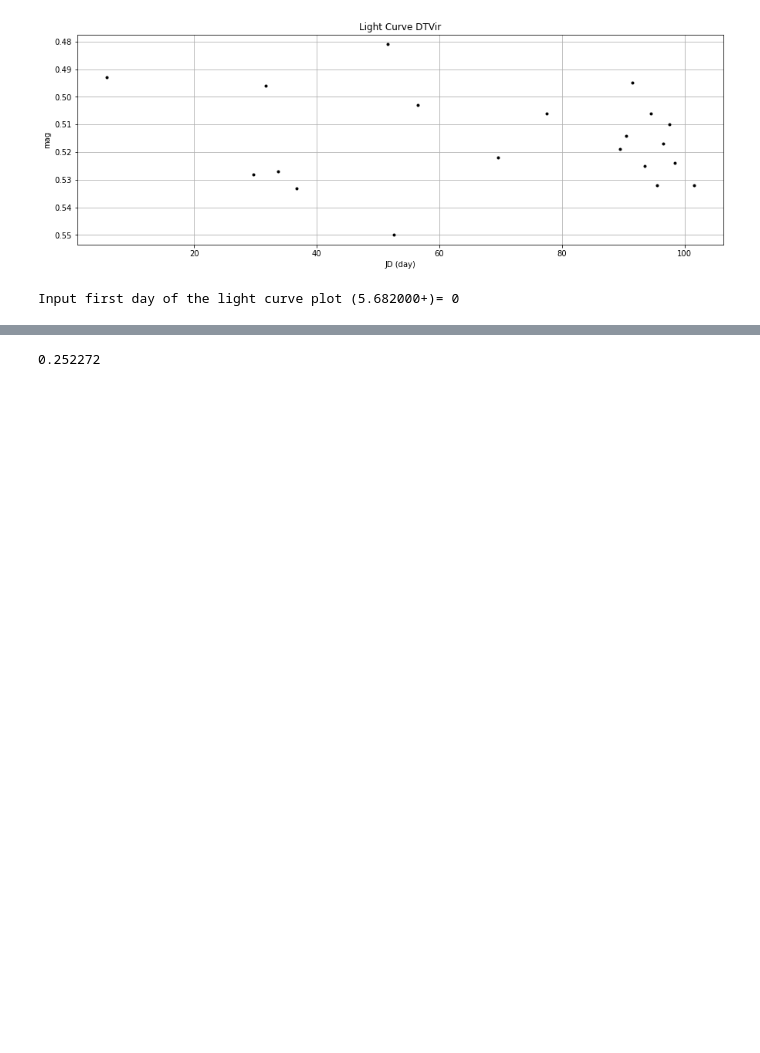
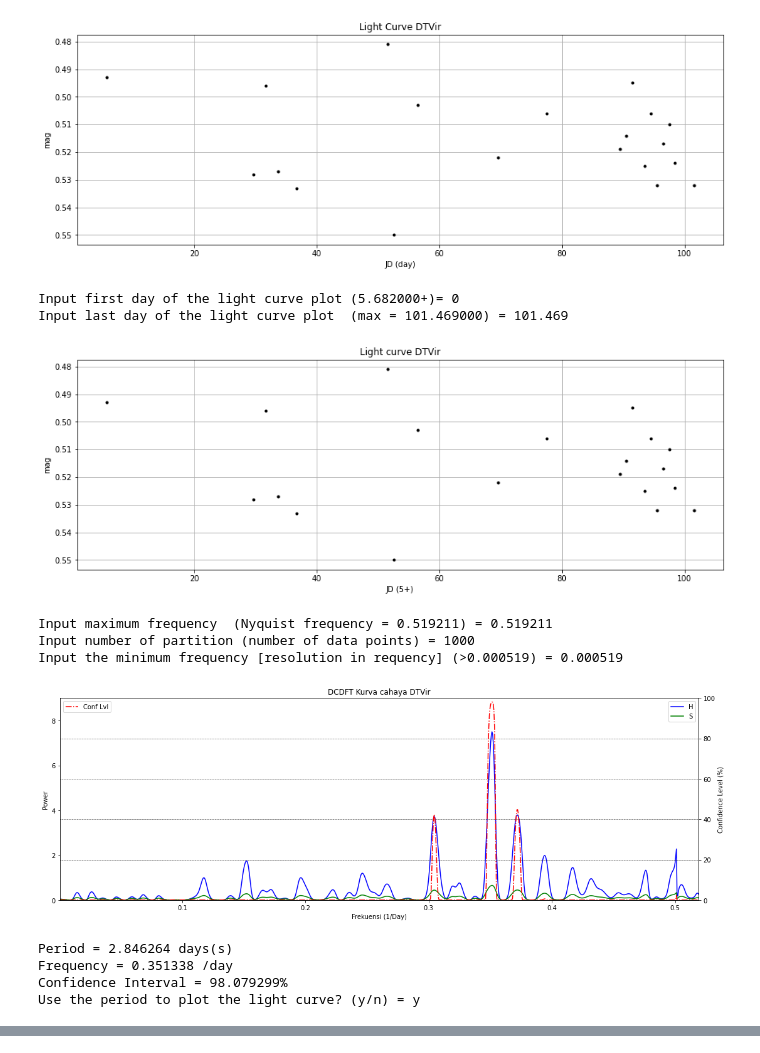
Before and after one commit to Alisyaifudin/AsPeng, a Jupyter notebook: DCDFTDTVIR.ipynb, the cells around one changed output, grey strips where cells are left out. Drawn from its saved outputs; the diff is of its cells as text; code cells hidden in the pictures; blank space fills up the shorter version.

```diff
--- a/DCDFTDTVIR.ipynb
+++ b/DCDFTDTVIR.ipynb
@@ -1,12 +1,12 @@
 # %%
 import numpy as np
 import matplotlib.pyplot as plt
+from scipy.optimize import curve_fit
 
 ###################### Inisiasi ###################
-file = 'DTVir'
-t = np.loadtxt(file+'.txt',usecols=0)
-m = np.loadtxt(file+'.txt', usecols=1)
-
+file = 'DTVir.txt'
+t = np.loadtxt(file, usecols=0)
+m = np.loadtxt(file, usecols=1)
 
 ######################## Plot #####################
 
@@ -66,7 +66,7 @@ else:
 Nfreq = int(input('Input number of partition (number of data points) = '))
 Df = fMax/Nfreq              #Selang frekuensi
 fMin = float(input('Input the minimum frequency [resolution in requency] (>%f) = '%Df))
-DT = date[N-1]-date[0]       #Lama observasi
+DT = t[N-1]-t[0]       #Lama observasi
 Nfreq = int(fMax//Df)
 #                ######## Perhitungan konstanta ##########
 
@@ -116,35 +116,47 @@ ax2.plot(omega, C, 'r-.', label = 'Conf Lvl')
 fig.tight_layout()
 ax1.legend(loc='upper right')
 ax2.legend(loc='upper left')
-ax1.set_xlabel('Frekuensi (1/D)')
+ax1.set_xlabel('Frekuensi (1/Day)')
 ax1.set_ylabel('Power')
 ax2.set_ylabel('Confidence Level (%)')
 ax1.set_title('DCDFT Kurva cahaya %s'%file)
 ax1.set_xlim(fMin,fMax)
 plt.gca().invert_yaxis()
 ax2.grid(color='k', linestyle='--', linewidth=.5, which='both', axis='y')
 ax2.set_ylim(0,100)
 ax1.set_ylim(0,max(H)*1.2)
 plt.show()
 ########### Menentukan fase dan plot kurva cahayanya ##############
 
 print('Period = %f days(s)'%Period)
 print('Frequency = %f /day'%omega[np.argmax(H)])
 
 print('Confidence Interval = %f%%' %max(C))
 Ya = input('Use the period to plot the light curve? (y/n) = ')
 if Ya == 'n':
     Period = float(input('Input the period = '))
 fase = (t-t[0])/Period - (t-t[0])//Period
+
 plt.figure(0,figsize=(15,5))
 plt.plot(fase, m, 'k.')
 plt.ylim(mr+min(f)*1.1,mr+max(f)*1.1)
+plt.gca().invert_yaxis()
 plt.xlabel('Phase)')
 plt.ylabel('mag')
 plt.xlim(0,1)
 plt.title('Light Curve %s'%file)
 plt.grid(True)
 plt.show()
 # %% [output]
 [figure]
 Input first day of the light curve plot (5.682000+)= 0
+Input last day of the light curve plot  (max = 101.469000) = 101.469
+[figure, added]
+Input maximum frequency  (Nyquist frequency = 0.519211) = 0.519211
+Input number of partition (number of data points) = 1000
+Input the minimum frequency [resolution in requency] (>0.000519) = 0.000519
+[figure, added]
+Period = 2.846264 days(s)
+Frequency = 0.351338 /day
+Confidence Interval = 98.079299%
+Use the period to plot the light curve? (y/n) = y
@@ -151,30 +163,0 @@ Input first day of the light curve plot (5.682000+)= 0
-# %%
-##################### Pre proc ##################
-N = len(date)      # Jumlah observasi
-print('sebelum = ',N)
-t = []
-m = []
-cek = np.full(N, True)
-for i in range(N-1):
-    if cek[i]:
-        j = i+1
-        count = 1
-        Mag = mag[i]
-        while date[i] == date[j]:
-            Mag += mag[j]
-            cek[j] =  False
-            j += 1
-            count += 1
-            if j == N:
-                break
-        t.append(date[i])
-        m.append(Mag/count)
-t = np.array(t, dtype='float')
-m = np.array(m, dtype='float')
-N = len(t)
-print('setelah = ',N)
-#m = np.delete(m, np.argmax(m))
-#t = np.delete(t, np.argmax(m))
-t0 = t[0]
-# %% [output]
-0.252272
```
Also changed, not shown: parts of 3 cells of this notebook.
